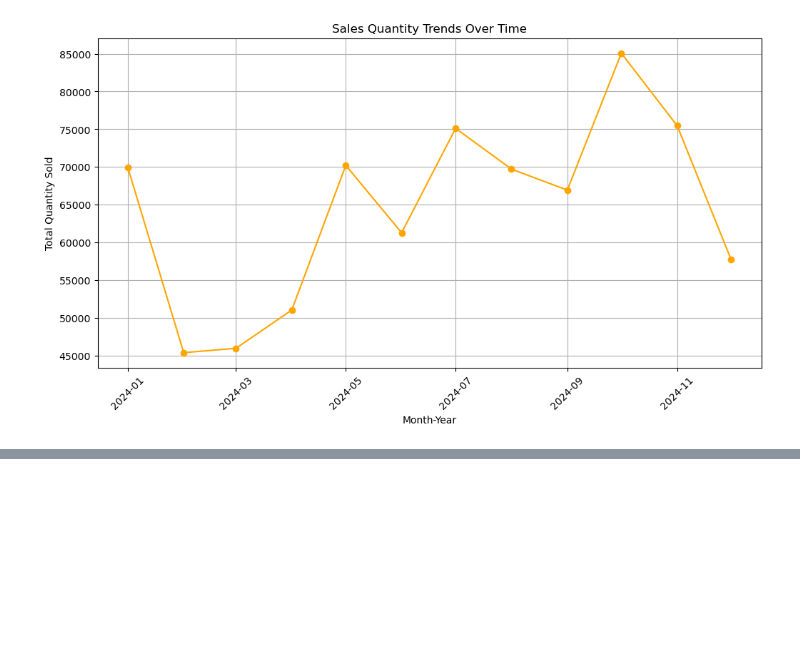
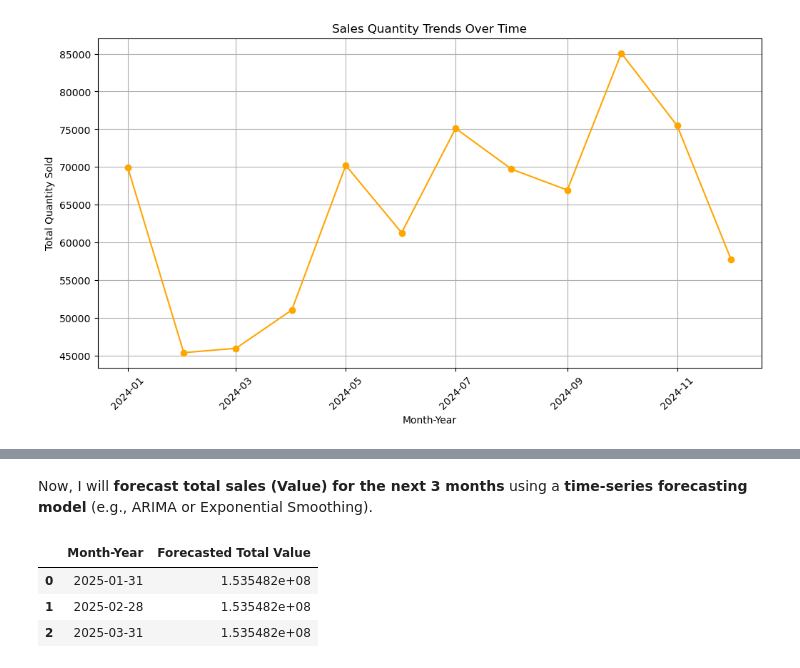
Before and after one commit to mine-martin-12/Data-Analyst-Assessment, a Jupyter notebook: kwanza_tukule_data.ipynb, the cells around one changed output, grey strips where cells are left out. Cells and saved outputs as stored; diff of their text form; code cells hidden in the pictures; blank space fills up the shorter version.

```diff
--- a/kwanza_tukule_data.ipynb
+++ b/kwanza_tukule_data.ipynb
@@ -304,0 +412,25 @@ plt.show()
+# %% [markdown]
+Now, I will **forecast total sales (Value) for the next 3 months** using a **time-series forecasting model** (e.g., ARIMA or Exponential Smoothing).
+# %%
+monthly_sales_forecast = monthly_sales.set_index("Month-Year")
+
+# Use a simple moving average method for forecasting
+monthly_sales_forecast['Moving_Avg_Forecast'] = monthly_sales_forecast['Total_Value'].rolling(window=3).mean()
+
+# Forecast the next 3 months using the last available moving average
+last_moving_avg = monthly_sales_forecast['Moving_Avg_Forecast'].dropna().iloc[-1]
+forecast_values = [last_moving_avg] * 3
+
+# Create future dates for forecast
+future_dates = pd.date_range(start=monthly_sales_forecast.index[-1], periods=4, freq='M')[1:]
+forecast_df = pd.DataFrame({"Month-Year": future_dates, "Forecasted Total Value": forecast_values})
+
+# Display forecast results
+# tools.display_dataframe_to_user(name="Sales Forecast for Next 3 Months", dataframe=forecast_df)
+
+display(forecast_df)
+# %% [output]
+|  | Month-Year | Forecasted Total Value |
+| 0 | 2025-01-31 | 1.535482e+08 |
+| 1 | 2025-02-28 | 1.535482e+08 |
+| 2 | 2025-03-31 | 1.535482e+08 |
```
Also changed, not shown: parts of 11 cells of this notebook.
